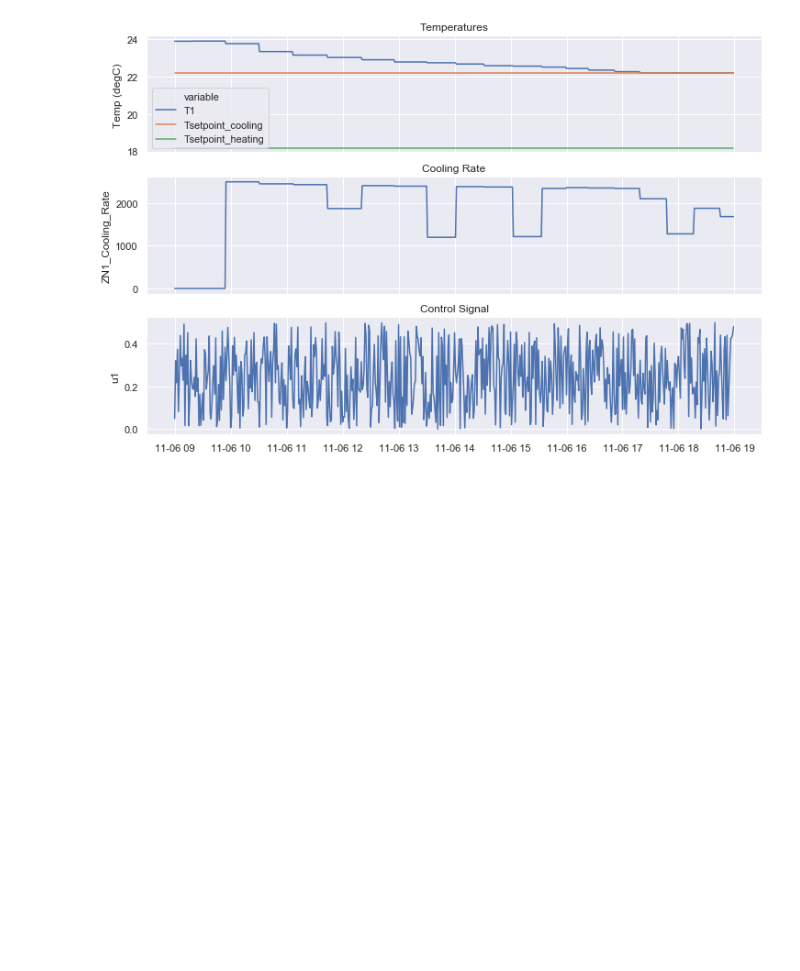
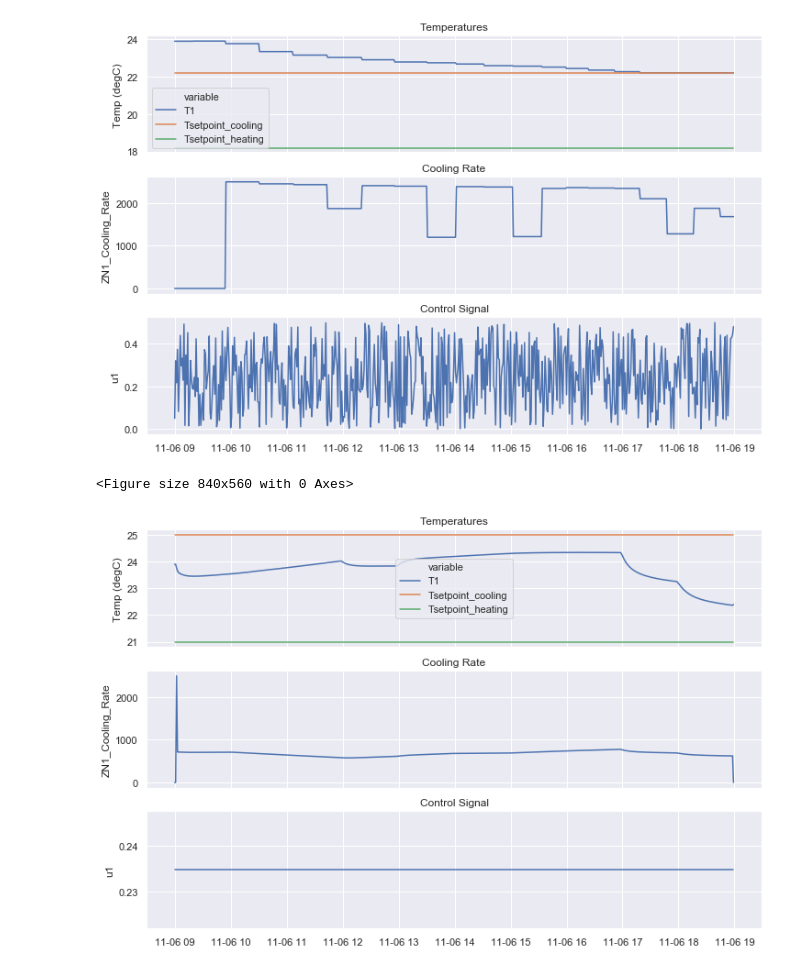
Before and after one commit to nllong/alfalfa-rl-project, a Jupyter notebook: client/rl-example/post-process.ipynb, the cells around one changed output. Drawn from its saved outputs; the diff is of its cells as text; code cells hidden in the pictures; blank space fills up the shorter version.

```diff
--- a/client/rl-example/post-process.ipynb
+++ b/client/rl-example/post-process.ipynb
@@ -57,3 +57,50 @@ if os.path.exists(infile):
 # %% [output]
 <Figure size 840x560 with 0 Axes>
 [figure]
+# %%
+
+# Plot the RL Base
+infile = os.path.join('results-rl-base-pid', 'rl-base-pid.csv')
+if os.path.exists(infile):
+    temp_vars = [
+        'T1',
+        'Tsetpoint_cooling',
+        'Tsetpoint_heating',
+    ]
+    y2_vars = [
+        'ZN1_Cooling_Rate',
+    ]
+
+    df = pd.read_csv(infile)
+    df['timestamp']= pd.to_datetime(df['timestamp'])
+
+    plt.figure(figsize=(12, 8), dpi=70)
+    fig, ax = plt.subplots(3,1)
+
+    plot_data = pd.melt(df, id_vars=['timestamp'], value_vars=temp_vars)
+    sns.lineplot(
+        x='timestamp',
+        y='value',
+        hue='variable',
+        data=plot_data,
+        ax=ax[0]
+    ).set_title('Temperatures')
+    ax[0].set_xlabel('')
+    ax[0].set_ylabel('Temp (degC)')
+    ax[0].set_xticklabels([])
+    sns.lineplot(
+        x=df['timestamp'],
+        y=df['ZN1_Cooling_Rate'],
+        ax=ax[1]
+    ).set_title('Cooling Rate')
+    ax[1].set_xlabel('')
+    ax[1].set_xticklabels([])
+    sns.lineplot(
+        x=df['timestamp'],
+        y=df['u1'],
+        ax=ax[2]
+    ).set_title('Control Signal')
+    ax[2].set_xlabel('')
+# %% [output]
+<Figure size 840x560 with 0 Axes>
+[figure, added]
```
Also changed, not shown: 4 other files.
